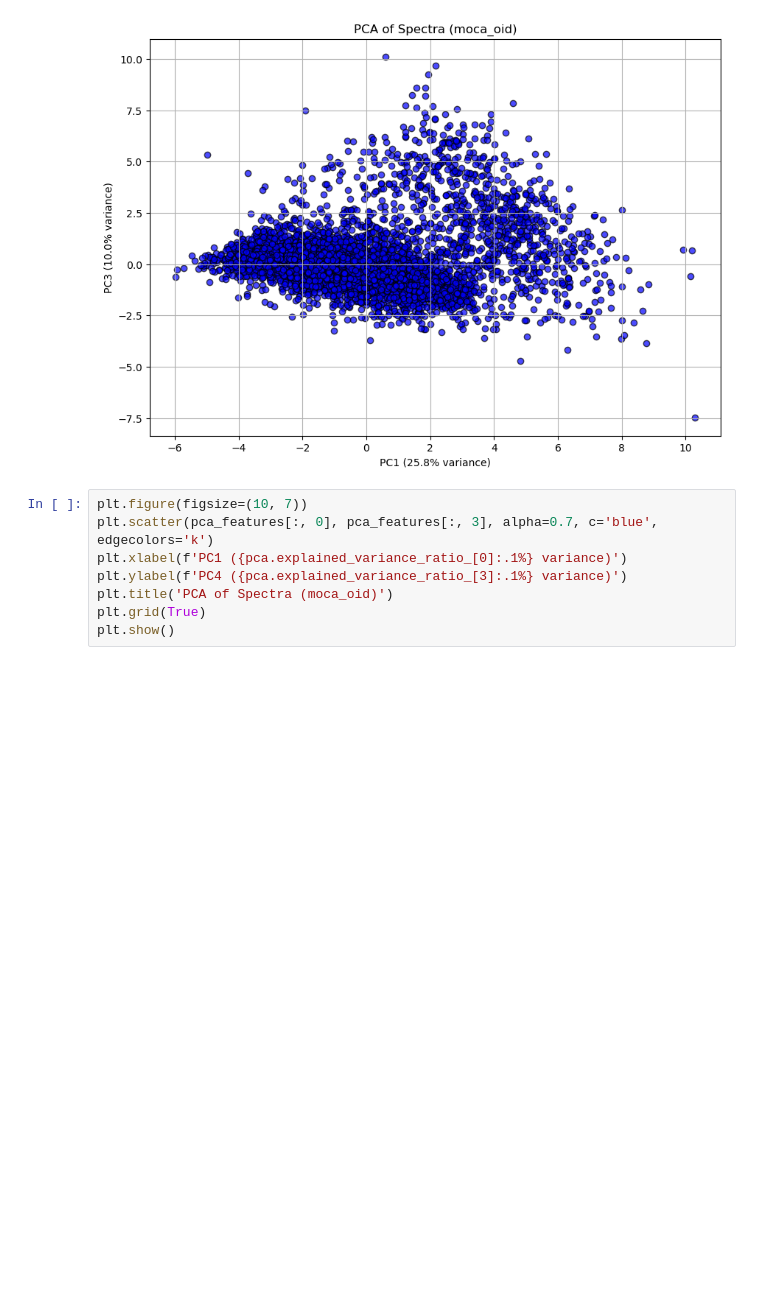
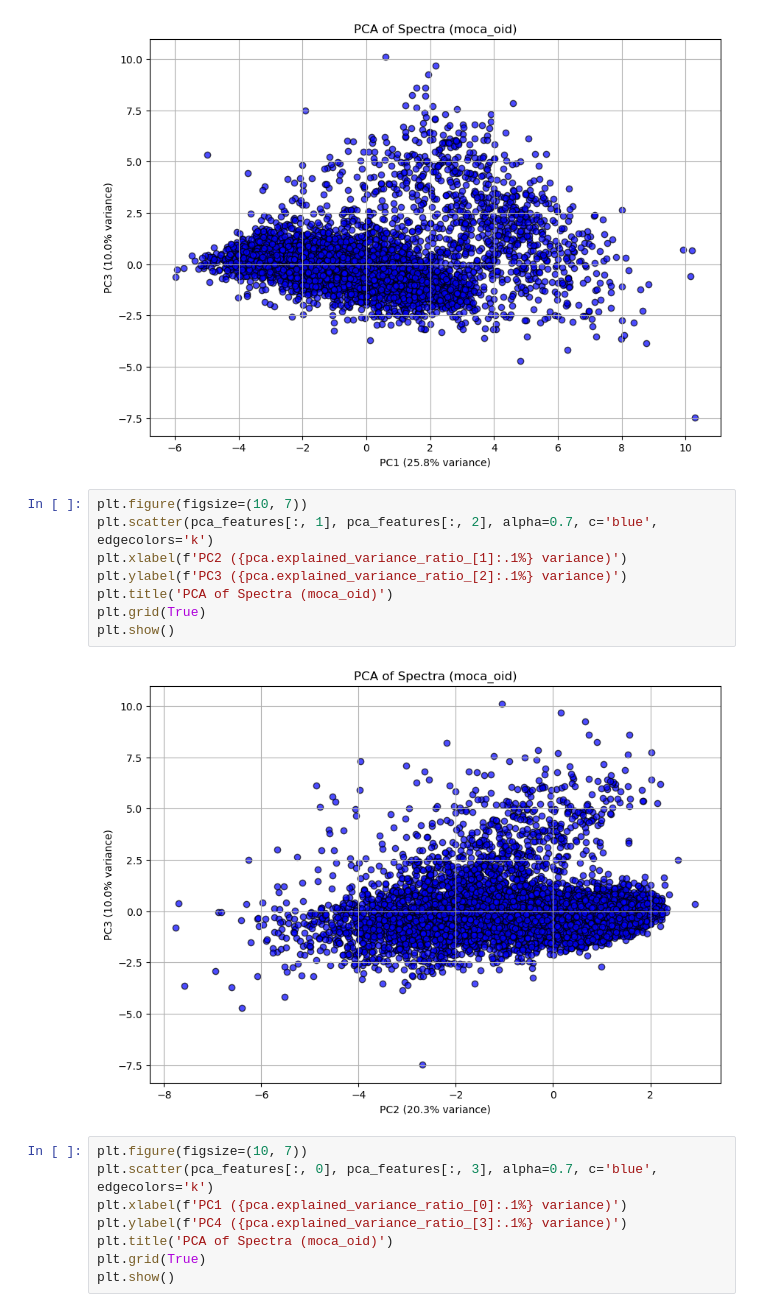
Before and after one commit to jgizis/spherex-ucd-explore, a Jupyter notebook: spiff_known_pca.ipynb, the cells around one changed output. Cells and saved outputs as stored; diff of their text form; blank space fills up the shorter version.

Commit message:
added plot

```diff
--- a/spiff_known_pca.ipynb
+++ b/spiff_known_pca.ipynb
@@ -223,6 +223,16 @@ plt.grid(True)
 plt.show()
 # %% [output]
 [figure]
+# %%
+plt.figure(figsize=(10, 7))
+plt.scatter(pca_features[:, 1], pca_features[:, 2], alpha=0.7, c='blue', edgecolors='k')
+plt.xlabel(f'PC2 ({pca.explained_variance_ratio_[1]:.1%} variance)')
+plt.ylabel(f'PC3 ({pca.explained_variance_ratio_[2]:.1%} variance)')
+plt.title('PCA of Spectra (moca_oid)')
+plt.grid(True)
+plt.show()
+# %% [output]
+[figure, added]
 # %%
 plt.figure(figsize=(10, 7))
 plt.scatter(pca_features[:, 0], pca_features[:, 3], alpha=0.7, c='blue', edgecolors='k')
```
